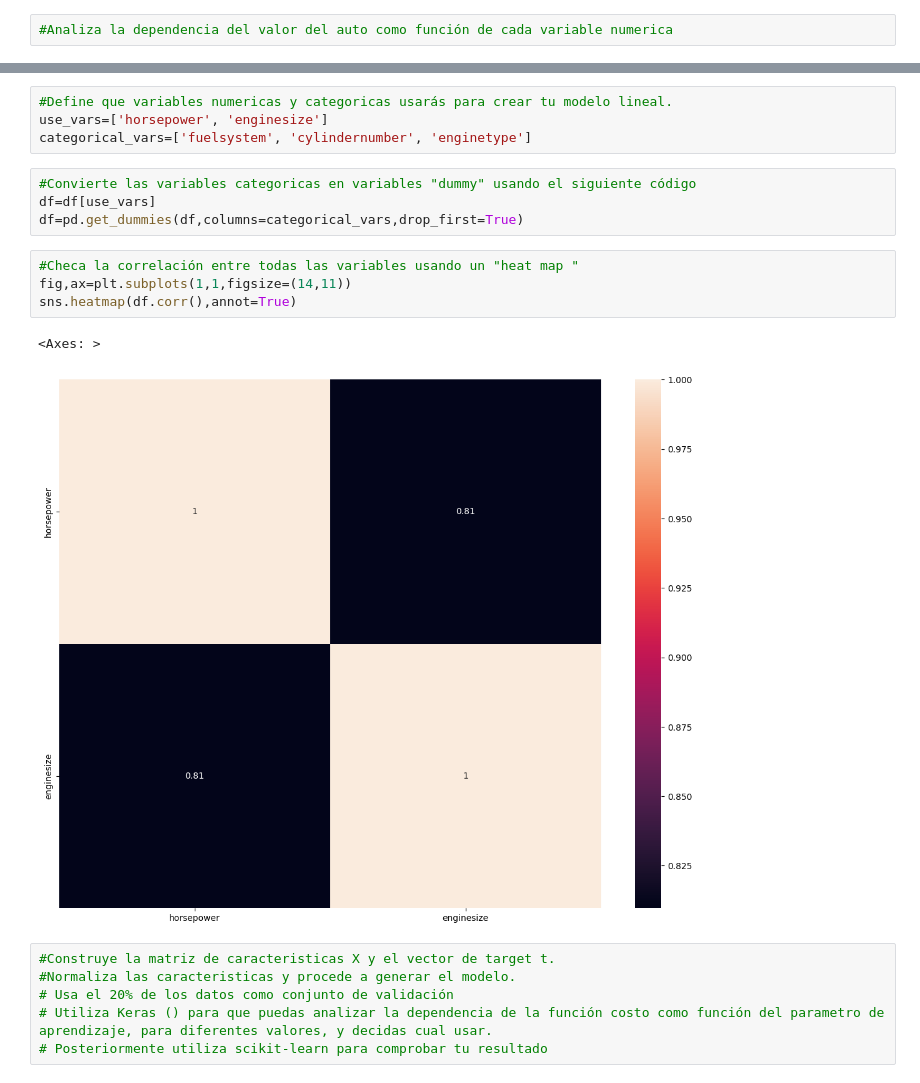
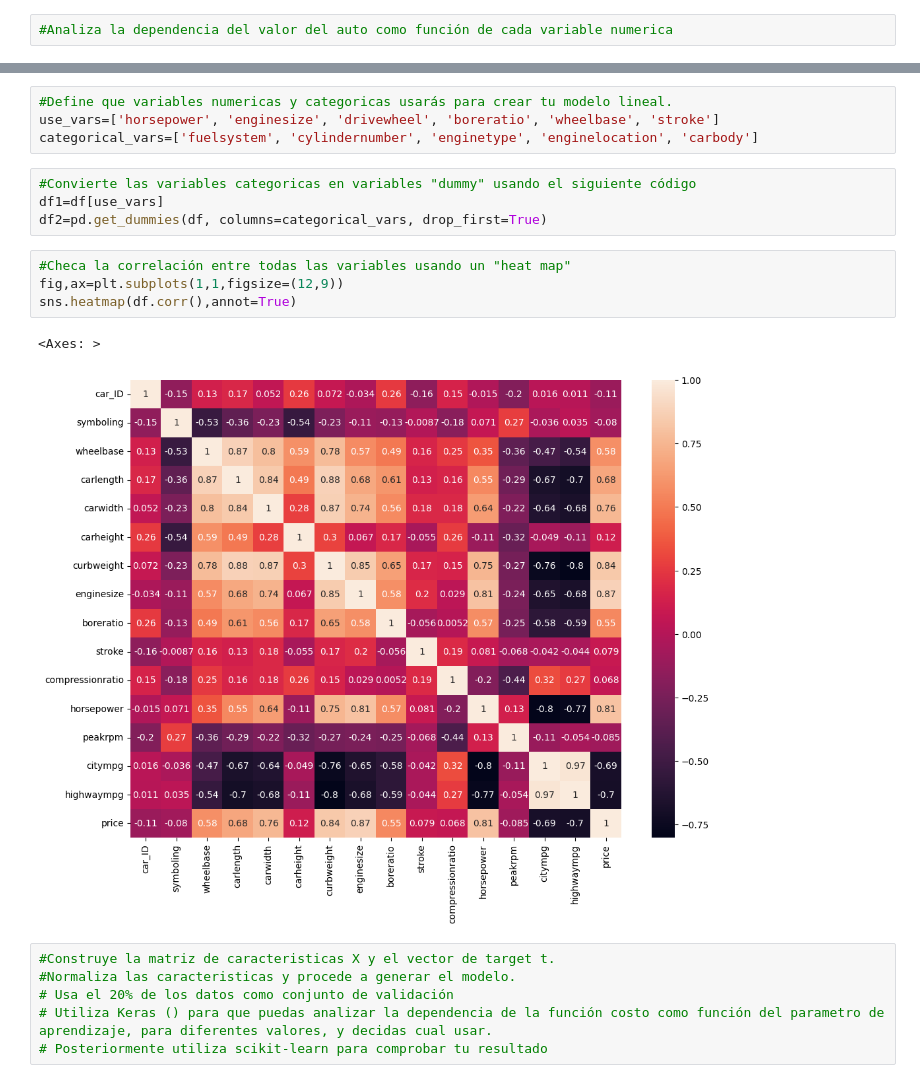
Before and after one commit to DCI-alxogm/ml2023-BlackPuma075, a Jupyter notebook: Sep_8_9/Car_price_prediction.ipynb, the cells around one changed output, grey strips where cells are left out. Saved outputs shown, nothing was run; the diff lists cells and outputs as text.

```diff
--- a/Sep_8_9/Car_price_prediction.ipynb
+++ b/Sep_8_9/Car_price_prediction.ipynb
@@ -83,19 +88,19 @@ for columna_categorica in columnas_categoricas:
 [figure]
 # %%
 #Define que variables numericas y categoricas usarás para crear tu modelo lineal.
-use_vars=['horsepower', 'enginesize']
-categorical_vars=['fuelsystem', 'cylindernumber', 'enginetype']
+use_vars=['horsepower', 'enginesize', 'drivewheel', 'boreratio', 'wheelbase', 'stroke']
+categorical_vars=['fuelsystem', 'cylindernumber', 'enginetype', 'enginelocation', 'carbody']
 # %%
 #Convierte las variables categoricas en variables "dummy" usando el siguiente código
-df=df[use_vars]
-df=pd.get_dummies(df,columns=categorical_vars,drop_first=True)
+df1=df[use_vars]
+df2=pd.get_dummies(df, columns=categorical_vars, drop_first=True)
 # %%
-#Checa la correlación entre todas las variables usando un "heat map "
-fig,ax=plt.subplots(1,1,figsize=(14,11))
+#Checa la correlación entre todas las variables usando un "heat map"
+fig,ax=plt.subplots(1,1,figsize=(12,9))
 sns.heatmap(df.corr(),annot=True)
 # %% [output]
 <Axes: >
-[figure, old version]
+[figure, new version]
 # %%
 #Construye la matriz de caracteristicas X y el vector de target t.
 #Normaliza las caracteristicas y procede a generar el modelo.
```
Also changed, not shown: parts of 3 cells of this notebook.
